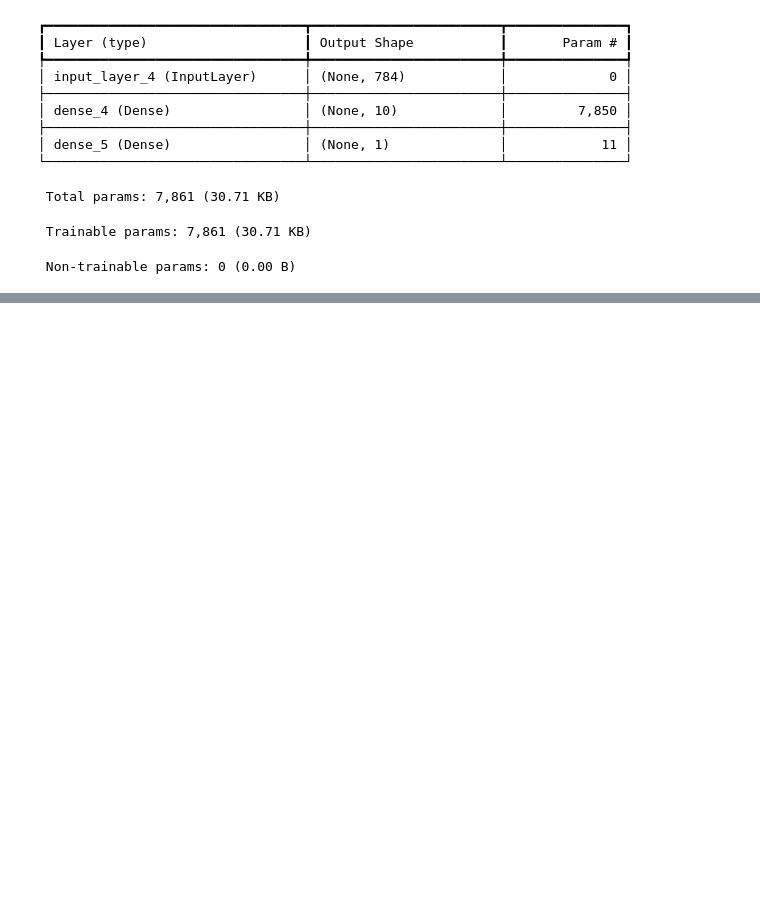
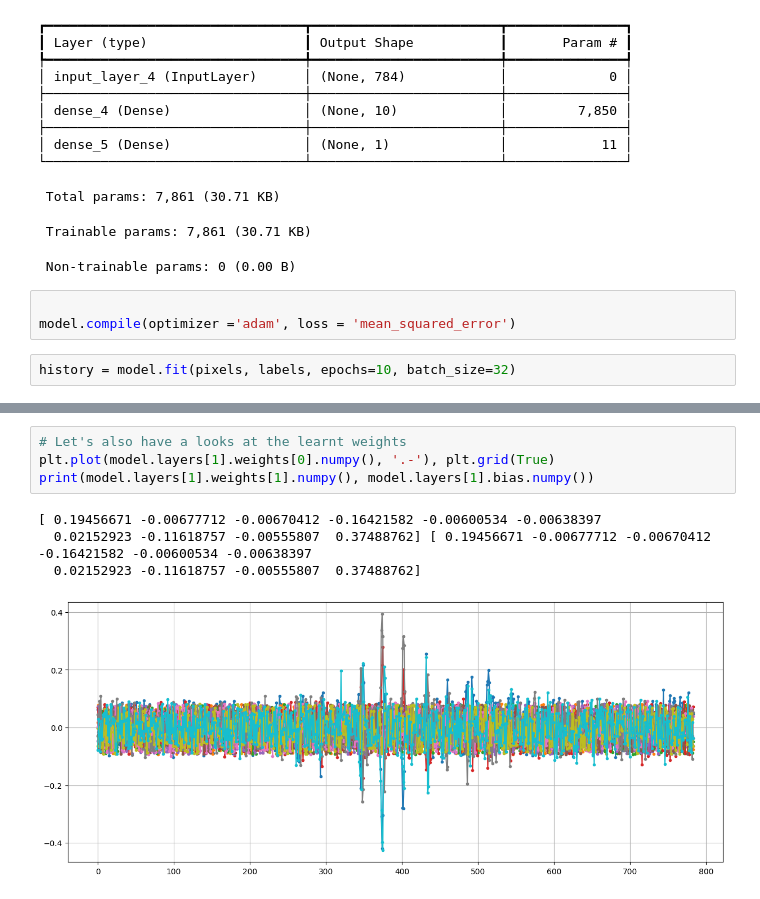
Before and after one commit to AliceBit2020/CV_dz1, a Jupyter notebook: DZ11_Ternova/homework11.ipynb, the cells around one changed output, grey strips where cells are left out. Cells and saved outputs as stored; diff of their text form; blank space fills up the shorter version.

Commit message:
different optimizer

```diff
--- a/DZ11_Ternova/homework11.ipynb
+++ b/DZ11_Ternova/homework11.ipynb
@@ -206,3 +206,8 @@ Model: "functional_3"
  Total params: 7,861 (30.71 KB)
  Trainable params: 7,861 (30.71 KB)
  Non-trainable params: 0 (0.00 B)
+# %%
+
+model.compile(optimizer ='adam', loss = 'mean_squared_error')
+# %%
+history = model.fit(pixels, labels, epochs=10, batch_size=32)
@@ -208,0 +235,9 @@ Model: "functional_3"
+# %%
+# Let's also have a looks at the learnt weights
+plt.plot(model.layers[1].weights[0].numpy(), '.-'), plt.grid(True)
+print(model.layers[1].weights[1].numpy(), model.layers[1].bias.numpy())
+# %% [output]
+[ 0.19456671 -0.00677712 -0.00670412 -0.16421582 -0.00600534 -0.00638397
+  0.02152923 -0.11618757 -0.00555807  0.37488762] [ 0.19456671 -0.00677712 -0.00670412 -0.16421582 -0.00600534 -0.00638397
+  0.02152923 -0.11618757 -0.00555807  0.37488762]
+[figure, added]
```
Also changed, not shown: parts of 10 cells of this notebook.
